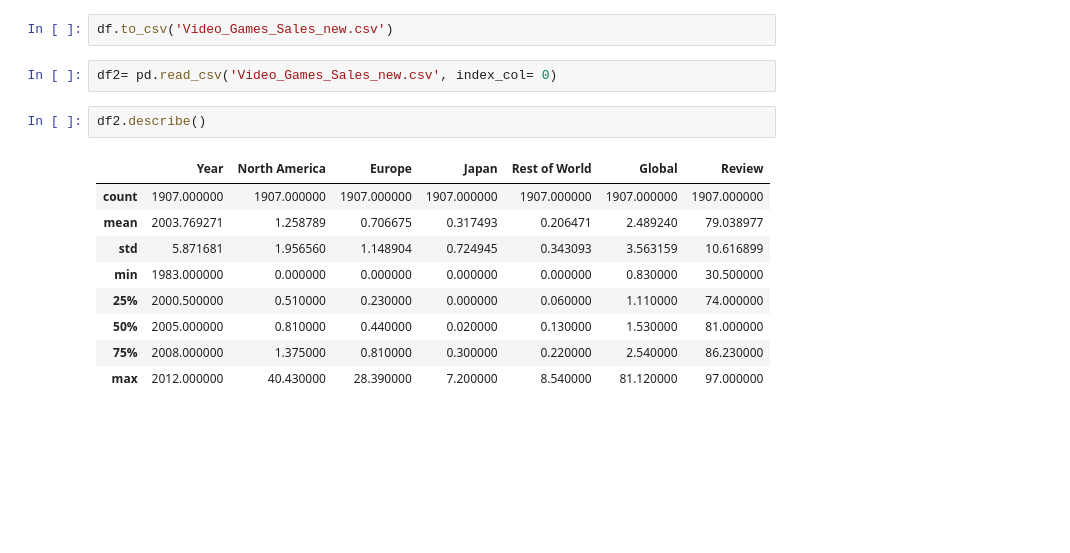
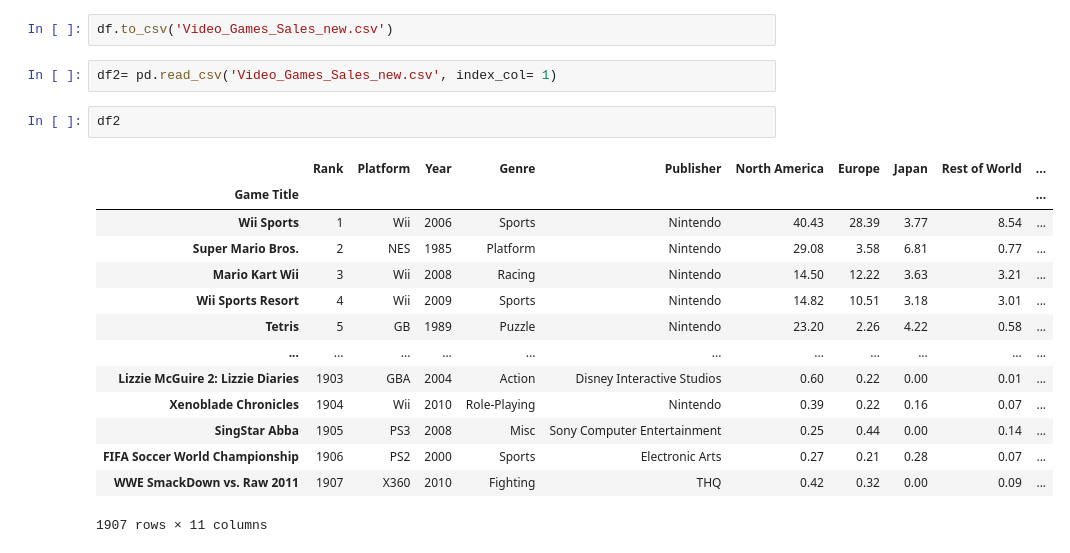
Before and after one commit to sky-forest/Video-Games-Sales, a Jupyter notebook: Video_Games_Sales.ipynb, the cells around one changed output. Cells and saved outputs as stored; diff of their text form; blank space fills up the shorter version.

```diff
--- a/Video_Games_Sales.ipynb
+++ b/Video_Games_Sales.ipynb
@@ -119,16 +119,21 @@ df.describe()
 # %%
 df.to_csv('Video_Games_Sales_new.csv')
 # %%
-df2= pd.read_csv('Video_Games_Sales_new.csv', index_col= 0)
+df2= pd.read_csv('Video_Games_Sales_new.csv', index_col= 1)
 # %%
-df2.describe()
+df2
 # %% [output]
-|  | Year | North America | Europe | Japan | Rest of World | Global | Review |
-| count | 1907.000000 | 1907.000000 | 1907.000000 | 1907.000000 | 1907.000000 | 1907.000000 | 1907.000000 |
-| mean | 2003.769271 | 1.258789 | 0.706675 | 0.317493 | 0.206471 | 2.489240 | 79.038977 |
-| std | 5.871681 | 1.956560 | 1.148904 | 0.724945 | 0.343093 | 3.563159 | 10.616899 |
-| min | 1983.000000 | 0.000000 | 0.000000 | 0.000000 | 0.000000 | 0.830000 | 30.500000 |
-| 25% | 2000.500000 | 0.510000 | 0.230000 | 0.000000 | 0.060000 | 1.110000 | 74.000000 |
-| 50% | 2005.000000 | 0.810000 | 0.440000 | 0.020000 | 0.130000 | 1.530000 | 81.000000 |
-| 75% | 2008.000000 | 1.375000 | 0.810000 | 0.300000 | 0.220000 | 2.540000 | 86.230000 |
-| max | 2012.000000 | 40.430000 | 28.390000 | 7.200000 | 8.540000 | 81.120000 | 97.000000 |
+|  | Rank | Platform | Year | Genre | Publisher | North America | Europe | Japan | Rest of World | ... |
+| Game Title |  |  |  |  |  |  |  |  |  | ... |
+| Wii Sports | 1 | Wii | 2006 | Sports | Nintendo | 40.43 | 28.39 | 3.77 | 8.54 | ... |
+| Super Mario Bros. | 2 | NES | 1985 | Platform | Nintendo | 29.08 | 3.58 | 6.81 | 0.77 | ... |
+| Mario Kart Wii | 3 | Wii | 2008 | Racing | Nintendo | 14.50 | 12.22 | 3.63 | 3.21 | ... |
+| Wii Sports Resort | 4 | Wii | 2009 | Sports | Nintendo | 14.82 | 10.51 | 3.18 | 3.01 | ... |
+| Tetris | 5 | GB | 1989 | Puzzle | Nintendo | 23.20 | 2.26 | 4.22 | 0.58 | ... |
+| ... | ... | ... | ... | ... | ... | ... | ... | ... | ... | ... |
+| Lizzie McGuire 2: Lizzie Diaries | 1903 | GBA | 2004 | Action | Disney Interactive Studios | 0.60 | 0.22 | 0.00 | 0.01 | ... |
+| Xenoblade Chronicles | 1904 | Wii | 2010 | Role-Playing | Nintendo | 0.39 | 0.22 | 0.16 | 0.07 | ... |
+| SingStar Abba | 1905 | PS3 | 2008 | Misc | Sony Computer Entertainment | 0.25 | 0.44 | 0.00 | 0.14 | ... |
+| FIFA Soccer World Championship | 1906 | PS2 | 2000 | Sports | Electronic Arts | 0.27 | 0.21 | 0.28 | 0.07 | ... |
+| WWE SmackDown vs. Raw 2011 | 1907 | X360 | 2010 | Fighting | THQ | 0.42 | 0.32 | 0.00 | 0.09 | ... |
+1907 rows × 11 columns
```
Also changed, not shown: 2 other files.
